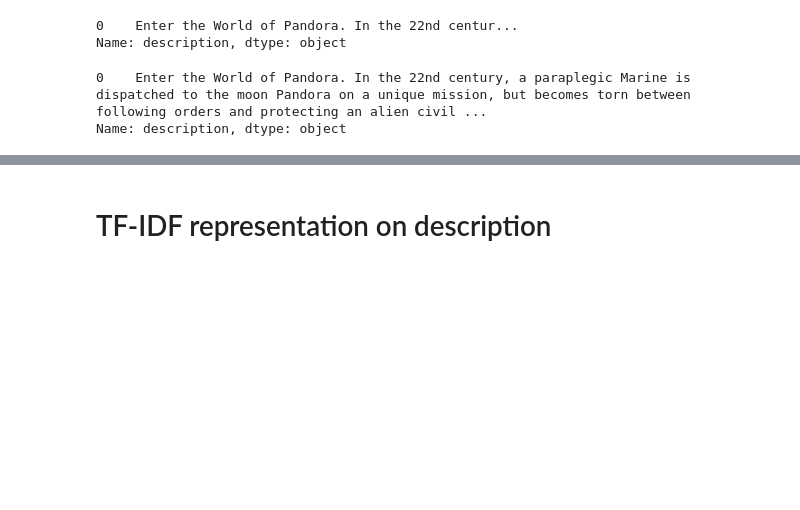
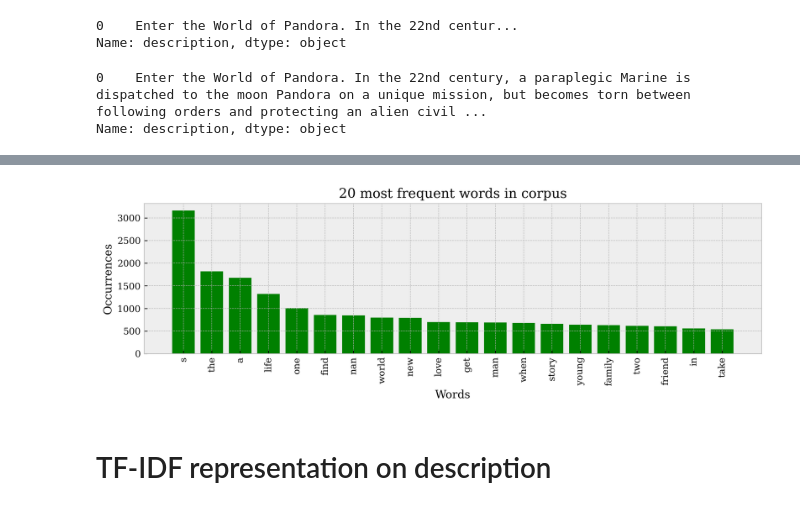
Before and after one commit to lanngoc10a/HIK_NLP, a Jupyter notebook: FinalEksamen_NLP.ipynb, the cells around one changed output, grey strips where cells are left out. Cells and saved outputs as stored; diff of their text form; code cells hidden in the pictures; blank space fills up the shorter version.

```diff
--- a/FinalEksamen_NLP.ipynb
+++ b/FinalEksamen_NLP.ipynb
@@ -133,6 +136,25 @@ time spent 0:00:00.754813
 | a | 1678 |
 | life | 1320 |
 | one | 1007 |
+# %%
+#barchart of the 20 most frequent words from the corpus, from above DataFrame
+import matplotlib.pyplot as plt
+import matplotlib.mathtext
+plt.style.use('bmh')
+plt.rcParams["font.family"] = "serif"
+
+fig, most_common_words = plt.subplots(figsize=(12,3),dpi=300)
+
+most_common_words.bar(count_all.index,count_all['count'],color='g')
+most_common_words.set_xticks(count_all.index)
+most_common_words.set_xticklabels(count_all.index, rotation='vertical')
+most_common_words.set_ylabel('Occurrences')
+most_common_words.set_xlabel('Words')
+most_common_words.set_title("20 most frequent words in corpus")
+plt.savefig('most_common_20.png')
+plt.show()
+# %% [output]
+[figure, added]
 # %%
 # Define helper functions
 def get_top_n_words(n_top_words, count_vectorizer, text_data):
```
Also changed, not shown: parts of 30 cells of this notebook, 10 other files.
